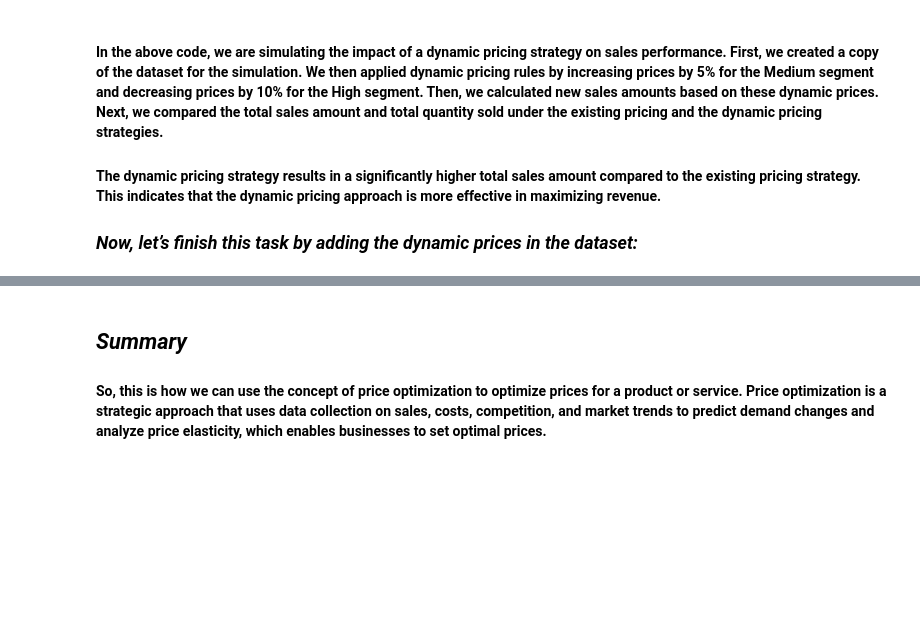
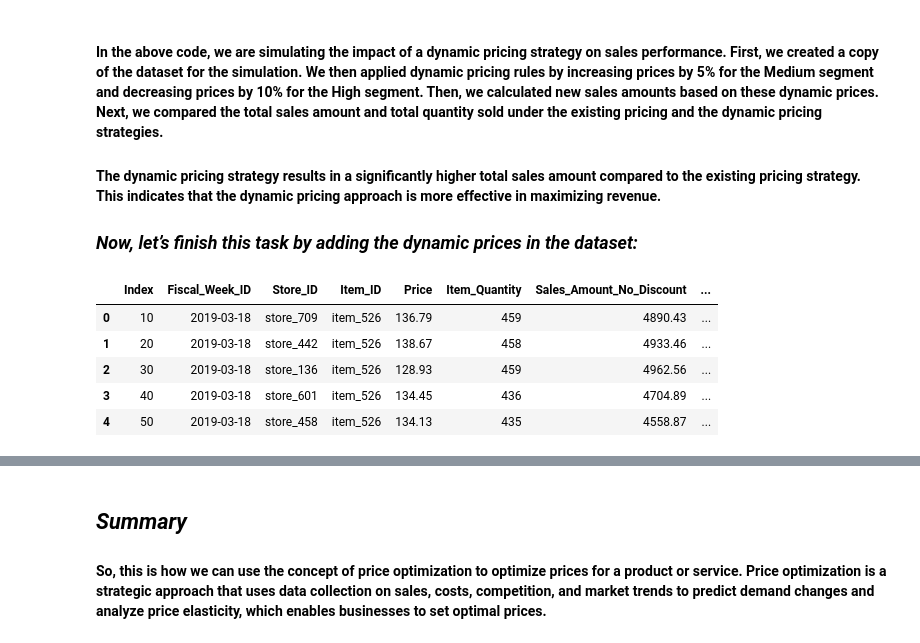
Before and after one commit to habeebkilani/Price-Optimization, a Jupyter notebook: Price_Optimization.ipynb, the cells around one changed output, grey strips where cells are left out. Drawn from its saved outputs; the diff is of its cells as text; code cells hidden in the pictures; blank space fills up the shorter version.

```diff
--- a/Price_Optimization.ipynb
+++ b/Price_Optimization.ipynb
@@ -312,6 +317,15 @@ comparison_summary
 ### ***Now, let’s finish this task by adding the dynamic prices in the dataset:***
 # %%
 pricing_data['dynamic_price'] = dynamic_pricing_data['dynamic_price']
+
+pricing_data.head()
+# %% [output]
+|  | Index | Fiscal_Week_ID | Store_ID | Item_ID | Price | Item_Quantity | Sales_Amount_No_Discount | ... |
+| 0 | 10 | 2019-03-18 | store_709 | item_526 | 136.79 | 459 | 4890.43 | ... |
+| 1 | 20 | 2019-03-18 | store_442 | item_526 | 138.67 | 458 | 4933.46 | ... |
+| 2 | 30 | 2019-03-18 | store_136 | item_526 | 128.93 | 459 | 4962.56 | ... |
+| 3 | 40 | 2019-03-18 | store_601 | item_526 | 134.45 | 436 | 4704.89 | ... |
+| 4 | 50 | 2019-03-18 | store_458 | item_526 | 134.13 | 435 | 4558.87 | ... |
 # %%
 pricing_data.info()
 # %% [output]
```
Also changed, not shown: parts of 15 cells of this notebook.
